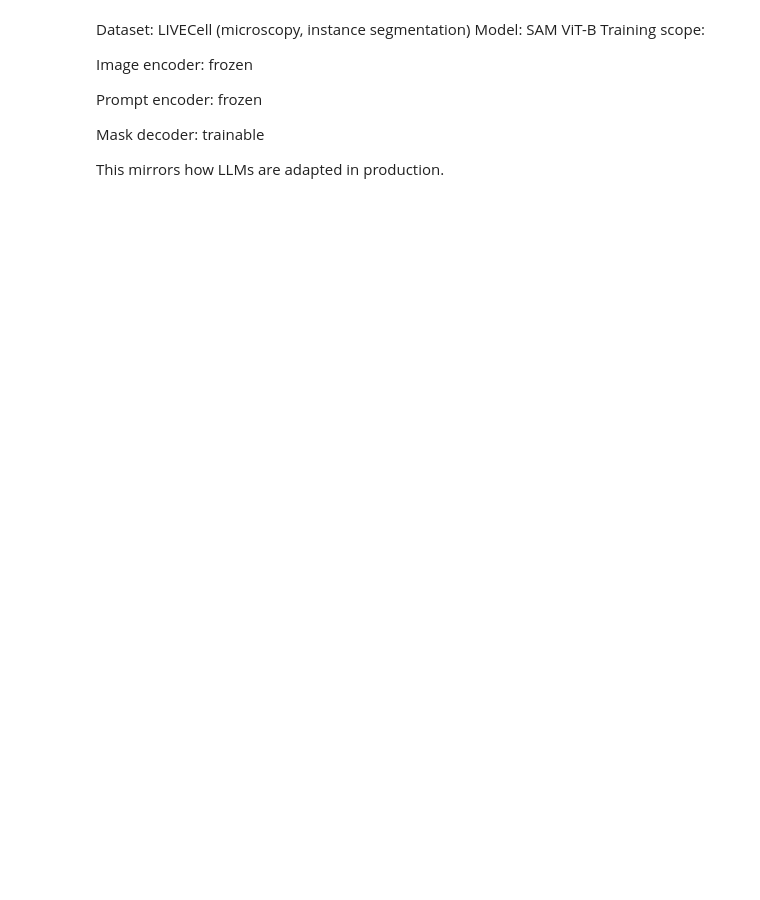
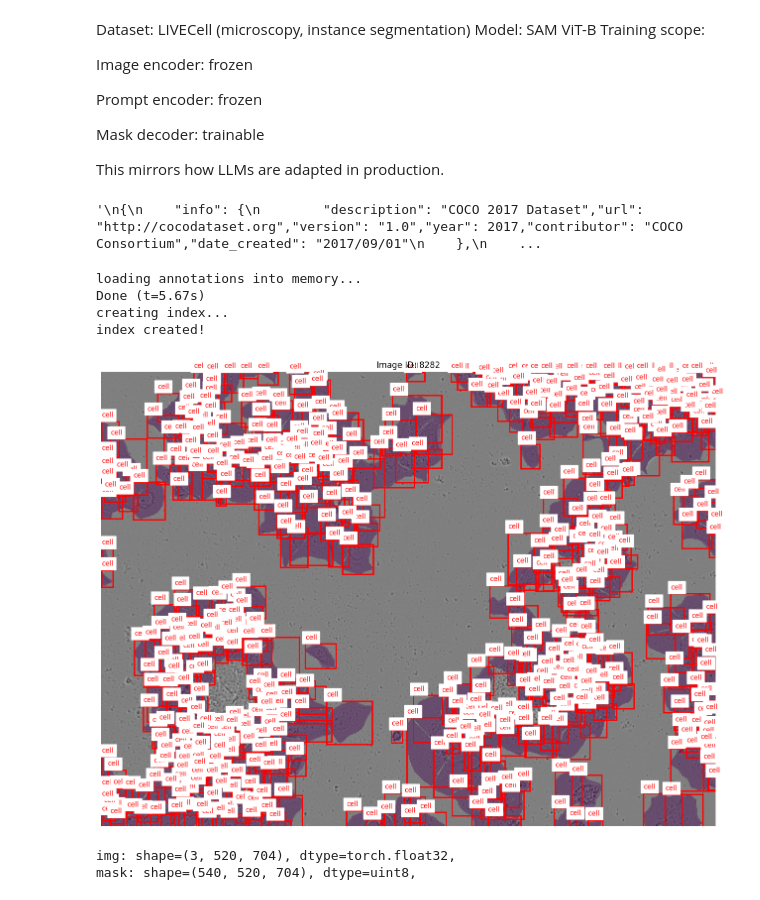
Before and after one commit to wang3769/LIVECell_SAM_FineTune, a Jupyter notebook: notebook_test.ipynb, the cells around one changed output. Cells and saved outputs as stored; diff of their text form; code cells hidden in the pictures; blank space fills up the shorter version.

```diff
--- a/notebook_test.ipynb
+++ b/notebook_test.ipynb
@@ -16,4 +16,30 @@ This mirrors how LLMs are adapted in production.
 # This magic install is the last resort due to mixmatch of venv in bash and notebook kernel, no choice
 # this issue is fixed by force install into the absolute path
 # use bash not cmd, not ps, just bash
+# %%
+"""
+{
+    "info": {
+        "description": "COCO 2017 Dataset","url": "http://cocodataset.org","version": "1.0","year": 2017,"contributor": "COCO Consortium","date_created": "2017/09/01"
+    },
+    "licenses": [
+        {"url": "http://creativecommons.org/licenses/by/2.0/","id": 4,"name": "Attribution License"}
+    ],
+    "images": [
+        {"id": 242287, "license": 4, "coco_url": "http://images.cocodataset.org/val2017/xxxxxxxxxxxx.jpg", "flickr_url": "http://farm3.staticflickr.com/2626/xxxxxxxxxxxx.jpg", "width": 426, "height": 640, "file_name": "xxxxxxxxx.jpg", "date_captured": "2013-11-15 02:41:42"},
+        {"id": 245915, "license": 4, "coco_url": "http://images.cocodataset.org/val2017/nnnnnnnnnnnn.jpg", "flickr_url": "http://farm1.staticflickr.com/88/xxxxxxxxxxxx.jpg", "width": 640, "height": 480, "file_name": "nnnnnnnnnn.jpg", "date_captured": "2013-11-18 02:53:27"}
+    ],
+    "annotations": [
+        {"id": 125686, "category_id": 0, "iscrowd": 0, "segmentation": [[164.81, 417.51,......167.55, 410.64]], "image_id": 242287, "area": 42061.80340000001, "bbox": [19.23, 383.18, 314.5, 244.46]},
+        {"id": 1409619, "category_id": 0, "iscrowd": 0, "segmentation": [[376.81, 238.8,........382.74, 241.17]], "image_id": 245915, "area": 3556.2197000000015, "bbox": [399, 251, 155, 101]},
+        {"id": 1410165, "category_id": 1, "iscrowd": 0, "segmentation": [[486.34, 239.01,..........495.95, 244.39]], "image_id": 245915, "area": 1775.8932499999994, "bbox": [86, 65, 220, 334]}
+    ],
+    "categories": [
+        {"supercategory": "speaker","id": 0,"name": "echo"},
+        {"supercategory": "speaker","id": 1,"name": "echo dot"}
+    ]
+}
+"""
+# %% [output]
+'\n{\n    "info": {\n        "description": "COCO 2017 Dataset","url": "http://cocodataset.org","version": "1.0","year": 2017,"contributor": "COCO Consortium","date_created": "2017/09/01"\n    },\n    ...
 # %%
@@ -64,0 +116,13 @@ class LiveCellDataset(Dataset):
+# %%
+# instantiate the dataset
+dataset = LIVECellDataset(
+    image_dir="data/livecell/images/train",
+    ann_file="data/livecell/annotations/train.json"
+)
+
+sample = dataset[42]
+# %% [output]
+loading annotations into memory...
+Done (t=5.67s)
+creating index...
+index created!
@@ -64,0 +174,4 @@ class LiveCellDataset(Dataset):
+# %%
+visualize_sample(dataset[42], dataset.cat_id_to_name)
+# %% [output]
+[figure, added]
@@ -64,0 +196,14 @@ class LiveCellDataset(Dataset):
+# %%
+# ---- RAW DATA ----
+device = "cuda"
+image_inspect = dataset[42]["image"]
+masks_inspect = dataset[42]["masks"]
+#prompt_inspect = sample_point_from_mask(masks_inspect)
+
+
+inspect_tensor("img", image_inspect)           # expected: [B, 3, H, W], float32, cuda
+inspect_tensor("mask", masks_inspect)         # expected: [B, H, W] or [B, 1, H, W], bool/float
+#inspect_tensor("point", prompt_inspect)       # expected: [B, 1, 2], long/int/float
+# %% [output]
+img: shape=(3, 520, 704), dtype=torch.float32,
+mask: shape=(540, 520, 704), dtype=uint8,
```
Also changed, not shown: parts of 30 cells of this notebook, 1 other file.
